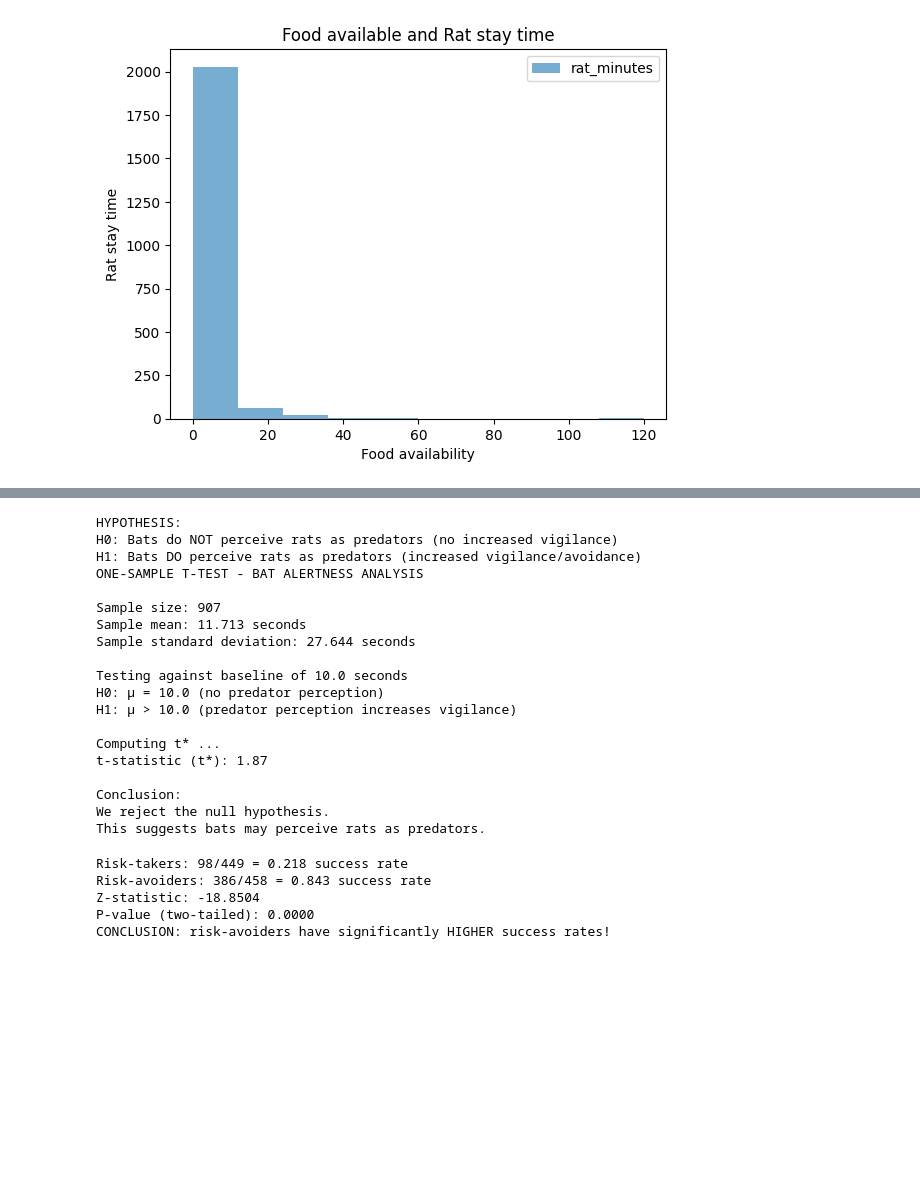
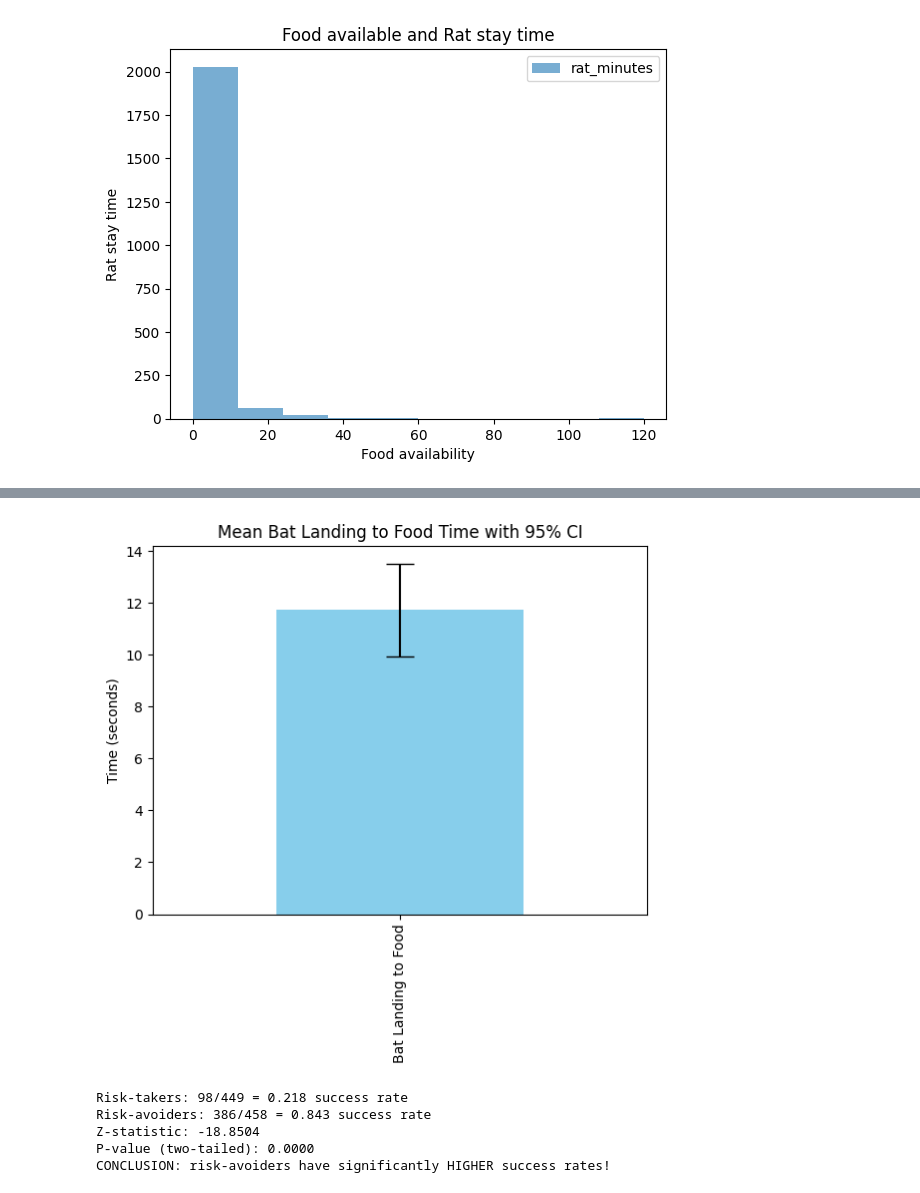
Before and after one commit to Roshan54321/Foundations_of_Data_Science_Assignment_2, a Jupyter notebook: assessment2.ipynb, the cells around one changed output, grey strips where cells are left out. Cells and saved outputs as stored; diff of their text form; code cells hidden in the pictures; blank space fills up the shorter version.

```diff
--- a/assessment2.ipynb
+++ b/assessment2.ipynb
@@ -264,62 +307,19 @@ refined_dataset2.plot.scatter(
 # %%
-# Inferential Analysis
-# One sample T test using bat_landing_to_food variable
+bat_landing_to_food_times = refined_dataset1['bat_landing_to_food'].dropna()
 
-print("\nHYPOTHESIS:")
-print("H0: Bats do NOT perceive rats as predators (no increased vigilance)")
-print("H1: Bats DO perceive rats as predators (increased vigilance/avoidance)")
-print("ONE-SAMPLE T-TEST - BAT ALERTNESS ANALYSIS\n")
+mean = bat_landing_to_food_times.mean()
+sem = stats.sem(bat_landing_to_food_times)
+ci = stats.t.interval(
+    confidence=0.95,
+    df=len(bat_landing_to_food_times)-1,
+    loc=mean,
+    scale=sem
+)
+ci
 
-# Remove missing values
-bat_landing_to_food_times = refined_dataset1['bat_landing_to_food'].dropna()
-n1 = len(bat_landing_to_food_times)
-sample_mean = bat_landing_to_food_times.mean()
-sample_std = bat_landing_to_food_times.std()
-
-print(f"Sample size: {n1}")
-print(f"Sample mean: {sample_mean:.3f} seconds")
-print(f"Sample standard deviation: {sample_std:.3f} seconds")
-
-# Hypothesis: If bats perceive rats as predators, they should be more alert
-# We test against a baseline of 10 seconds
-baseline = 10.0  # seconds - expected time without predator threat
-
-print(f"\nTesting against baseline of {baseline} seconds")
-print(f"H0: μ = {baseline} (no predator perception)")
-print(f"H1: μ > {baseline} (predator perception increases vigilance)")
-
-t_stats, p_val = ttest_1samp(bat_landing_to_food_times, baseline, alternative='greater')
-
-print("\nComputing t* ...")
-print("t-statistic (t*): %.2f" % t_stats)
-
-print("\nConclusion:")
-if p_val < 0.05:
-    print("We reject the null hypothesis.")
-    print("This suggests bats may perceive rats as predators.")
-else:
-    print("We accept the null hypothesis.")
-    print("This suggests bats may not perceive rats as predators.")
+# With 95% confidence, the true mean bat landing-to-food time lies between ~9.9s and 13.5s. This shows that bats typically take around 10–13 seconds, but without an external baseline, we cannot say whether this indicates predator perception or just natural behavior.
 # %% [output]
-HYPOTHESIS:
-H0: Bats do NOT perceive rats as predators (no increased vigilance)
-H1: Bats DO perceive rats as predators (increased vigilance/avoidance)
-ONE-SAMPLE T-TEST - BAT ALERTNESS ANALYSIS
-
-Sample size: 907
-Sample mean: 11.713 seconds
-Sample standard deviation: 27.644 seconds
-
-Testing against baseline of 10.0 seconds
-H0: μ = 10.0 (no predator perception)
-H1: μ > 10.0 (predator perception increases vigilance)
-
-Computing t* ...
-t-statistic (t*): 1.87
-
-Conclusion:
-We reject the null hypothesis.
-This suggests bats may perceive rats as predators.
+[figure, added]
 # %%
 # Inferential Analysis
 # Z-TEST FOR PROPORTIONS - risk-takers vs risk-avoiders (for success)
```
Also changed, not shown: parts of 8 cells of this notebook.
